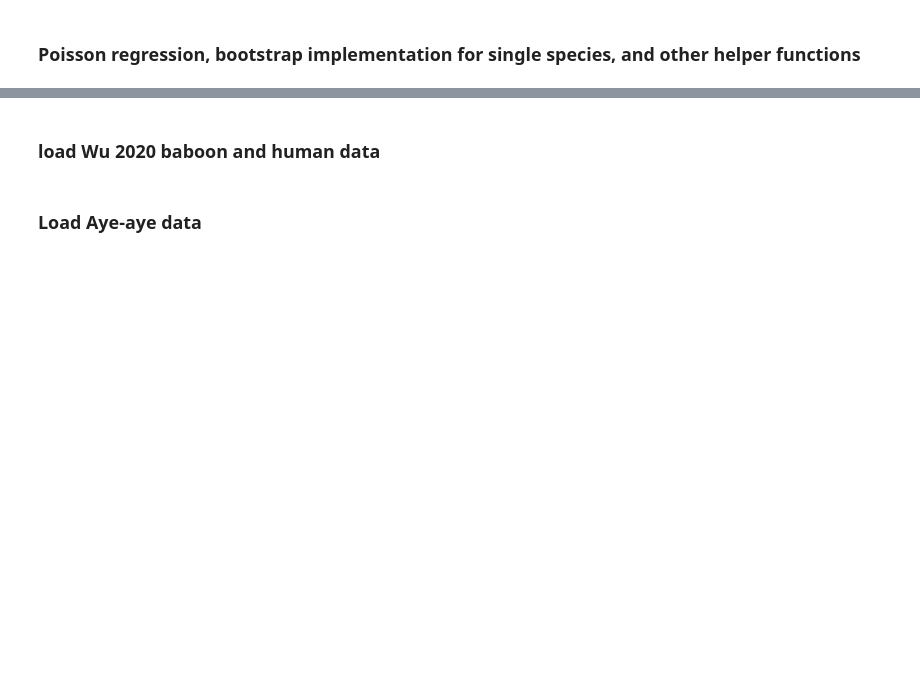
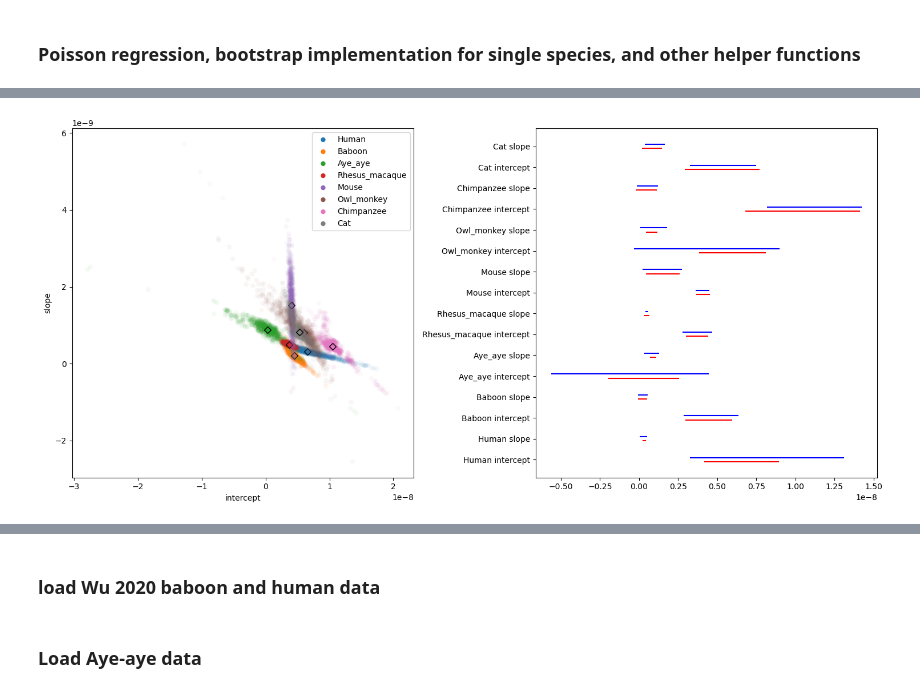
Before and after one commit to harrispopgen/clocklike-DBH, a Jupyter notebook: mutation_rate_regression_literation.ipynb, the cells around one changed output, grey strips where cells are left out. Saved outputs shown, nothing was run; the diff lists cells and outputs as text; code cells hidden in the pictures; blank space fills up the shorter version.

```diff
--- a/mutation_rate_regression_literation.ipynb
+++ b/mutation_rate_regression_literation.ipynb
@@ -134,0 +495,69 @@ def compute_weighted_average_age_and_regression_covariates(paternal_age, materna
+# %%
+# ---- human and baboon wu 2020 ----
+
+wu_2020_filename =  "./data/mutation_rate_individual_species/baboon_wu_2020/baboon_wu_2020_S2_data.xlsx"
+[df_human, df_baboon] = load_baboon_human_wu_2020_data(wu_2020_filename, age_of_puberty, print_quality_check_results=False)
+
+# ---- aye aye 2024 ----
+aye_aye_filename = "./data/mutation_rate_individual_species/Ayeaye_Versoza_2024.xlsx"
+df_ayeaye = load_versoza_aye_aye_data(aye_aye_filename, age_of_puberty)
+
+# ---- other species ----
+df_macaque = load_rhesus_macaque_wang_2020_data(age_of_puberty)
+df_mouse = load_lindsay_mouse_data(age_of_puberty)
+df_owl_monkey = load_owl_monkey_data(age_of_puberty)
+df_chimp = load_besenbacher_data(age_of_puberty)
+df_cat = load_cat_wang_2020_data(age_of_puberty)
+
+df = pd.concat([df_human, df_baboon, df_ayeaye, df_macaque, df_mouse, df_owl_monkey, df_chimp, df_cat])
+
+def plot_confidence_interval_line_plot(df, y_coord=1, ax=None):
+    if ax is None:
+        fig, ax = plt.subplots(1,1)
+    for row_num in range(2):
+        y = y_coord + row_num * 0.5
+        ax.hlines(y-0.05, xmin=df.iloc[row_num]["lower"], xmax=df.iloc[row_num]["upper"], color="red")
+        ax.hlines(y+0.05, xmin=df.iloc[row_num]["lower_bootstrap"], xmax=df.iloc[row_num]["upper_bootstrap"], color="blue")
+
+def set_confidence_interval_plot_yticks(unique_species, ax):
+    y_pos = [i*0.5 for i in range(2 * len(unique_species))]
+    labels = [f"{s} {p}" for s in unique_species for p in ["intercept", "slope"]]
+    ax.set_yticks(y_pos, labels)
+
+def process_all_data(df, num_bootstrap_iterations=1000):
+    unique_species = df["species"].unique()
+
+    point_estimates = dict()
+    bootstrap_estimates = dict()
+    prop_cycle = plt.rcParams['axes.prop_cycle']
+    colors = prop_cycle.by_key()['color']
+
+    fig, ax = plt.subplots(1, 2, figsize=(15,7))
+
+    for i, (s, c) in enumerate(zip(unique_species, colors)):
+        df_s = df.loc[df["species"] == s]
+        print(f"there are {len(df_s)} samples for {s}")
+        y, X = df_s["mutation_count"], df_s[["callable_genome_size", "Z_c"]].astype(float)
+        bootstrap_result, df_result_original = bootstrap_poisson_regression_for_individual_species(
+            y, X, add_intercept=False, print_result=False, num_iterations=num_bootstrap_iterations)
+
+        [intercept_bs_conf_int, slope_bs_conf_int] = get_conf_int_of_bootstrap_samples(bootstrap_result["intercept"], bootstrap_result["slope"])
+        df_result_original["lower_bootstrap"] = [intercept_bs_conf_int[0], slope_bs_conf_int[0]]
+        df_result_original["upper_bootstrap"] = [intercept_bs_conf_int[1], slope_bs_conf_int[1]]
+
+        point_estimates[s] = [bootstrap_result["intercept"][0], bootstrap_result["slope"][0]]
+        plot_bootstrap_slope_intercept_scatter_plot(bootstrap_result["intercept"], bootstrap_result["slope"], c, s, ax[0])
+        plot_confidence_interval_line_plot(df_result_original, i, ax[1])
+
+        # plot_poisson_regression_result(df_ayeaye, [reg_result["intercept"][0], reg_result["slope"][0]], "mutation rate regression of aye-aye")
+        bootstrap_estimates[s] = bootstrap_result
+    set_confidence_interval_plot_yticks(unique_species, ax[1])
+
+    leg = ax[0].legend()
+    for lh in leg.legend_handles:
+        lh.set_alpha(1)
+    fig.tight_layout()
+
+    return [bootstrap_estimates, point_estimates]
+[bootstrap_result, point_estimates] = process_all_data(df, num_bootstrap_iterations=1000)
+# %% [output]
@@ -134,0 +580 @@ def compute_weighted_average_age_and_regression_covariates(paternal_age, materna
+[figure, added]
```
Also changed, not shown: parts of 21 cells of this notebook.
